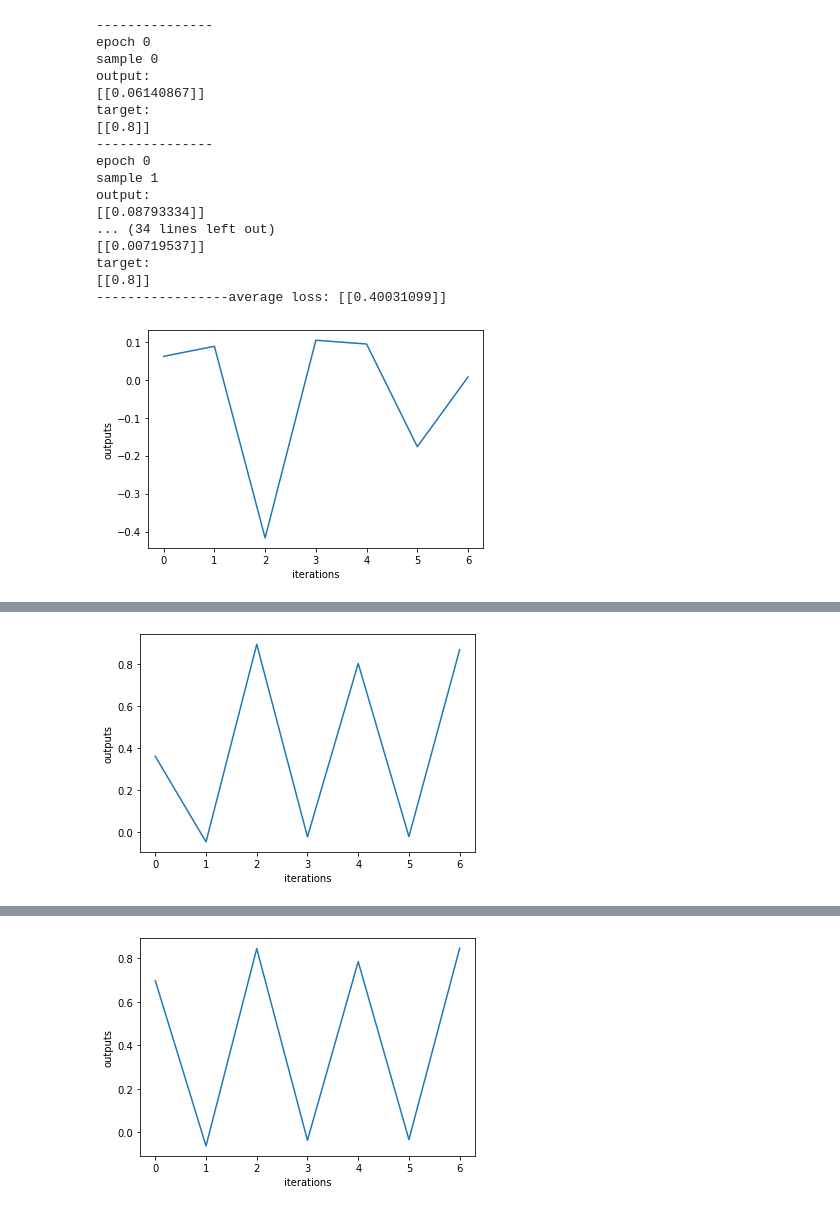
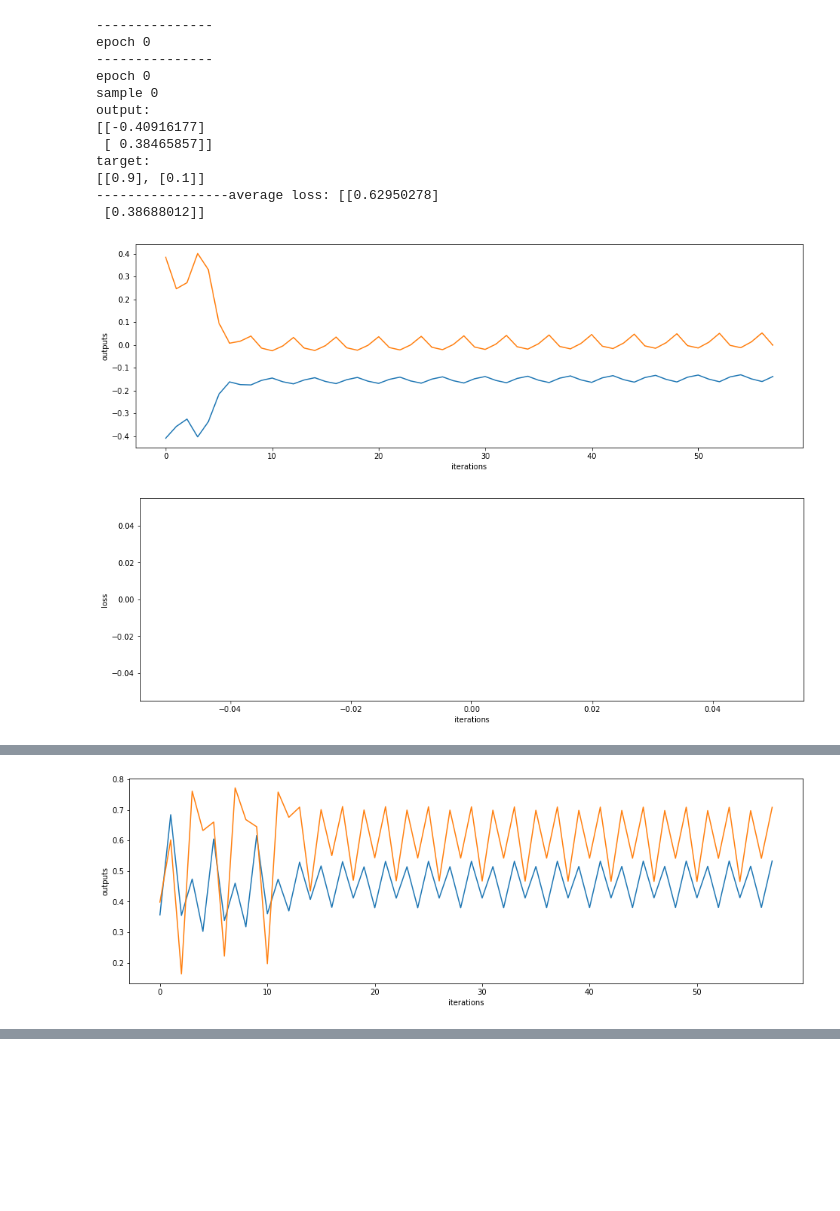
Before and after one commit to NNSG-Labs/AI-Discord-Bot, a Jupyter notebook: RNN2.ipynb, the cells around one changed output, grey strips where cells are left out. Saved outputs shown, nothing was run; the diff lists cells and outputs as text; code cells hidden in the pictures; blank space fills up the shorter version.

```diff
--- a/RNN2.ipynb
+++ b/RNN2.ipynb
@@ -188,4 +192,5 @@ class Layer():
 # %%
 network = RNN(0.001)
-network.add_layer(1, 5, "tanh")
-network.add_layer(5, 1, "swish")
+network.add_layer(2, 4, "tanh")
+network.add_layer(4, 4, "tanh")
+network.add_layer(4, 2, "sigmoid")
@@ -202,0 +197,9 @@ input_data = [
+# %%
+input_data = []
+for i in range(1, 60):
+    binary = list(bin(i%8)[2:].rjust(3, "0"))
+    toAppend = []
+    for j in range(1, len(binary)):
+        toAppend.append([0.9 if int(binary[j]) == 1 else 0.1])
+    input_data.append(toAppend)
+    print(str(toAppend))
@@ -211,52 +232,55 @@ losses = []
 for e in range(0, epochs+1):
     network.clear_memory()
     loss = 0
     outputs = []
+    print("---------------")
+    print("epoch " + str(e))
+
     for i in range(0, len(input_data)-1):
         output = network.forward_pass(input_data[i])
         outputs.append(output)
-        loss += network.backpropagation_through_time(input_data, input_data[i+1], 3)
-        if e%500 == 0:
+        loss += network.backpropagation_through_time(input_data, input_data[i+1], 8)
+
+        if e%50 == 0 and i%111 == 0:
             print("---------------")
             print("epoch " + str(e))
             print("sample " + str(i))
             print("output: \n" + str(output))
             print("target: \n" + str(input_data[i+1]))
 
-    if e%500 == 0:
+    if e%50 == 0:
         print("-----------------average loss: " + str(loss/len(input_data)))
         plt.plot(np.squeeze(outputs))
         plt.ylabel('outputs')
         plt.xlabel('iterations')
         plt.show()
 
+        plt.plot(np.squeeze(losses))
+        plt.ylabel('loss')
+        plt.xlabel('iterations')
+        plt.show()
+
 
     prevLoss = loss
-    losses.append(loss)
+    if e > 50:
+        losses.append(loss)
 
-plt.plot(np.squeeze(losses))
-plt.ylabel('loss')
-plt.xlabel('iterations')
-plt.show()
+
 
 print("------------training finished successfully!------------")
 # %% [output]
+---------------
+epoch 0
 ---------------
 epoch 0
 sample 0
 output:
-[[0.06140867]]
+[[-0.40916177]
+ [ 0.38465857]]
 target:
-[[0.8]]
----------------
-epoch 0
-sample 1
-output:
-[[0.08793334]]
-... (34 lines left out)
-[[0.00719537]]
-target:
-[[0.8]]
------------------average loss: [[0.40031099]]
+[[0.9], [0.1]]
+-----------------average loss: [[0.62950278]
+ [0.38688012]]
-[figure, old version]
+[figure, new version]
+[figure, new version]
 ---------------
@@ -279 +303 @@ target:
-[figure, old version]
+[figure, new version]
@@ -297 +321,0 @@ target:
-[figure, old version]
```
Also changed, not shown: parts of 4 cells of this notebook.
